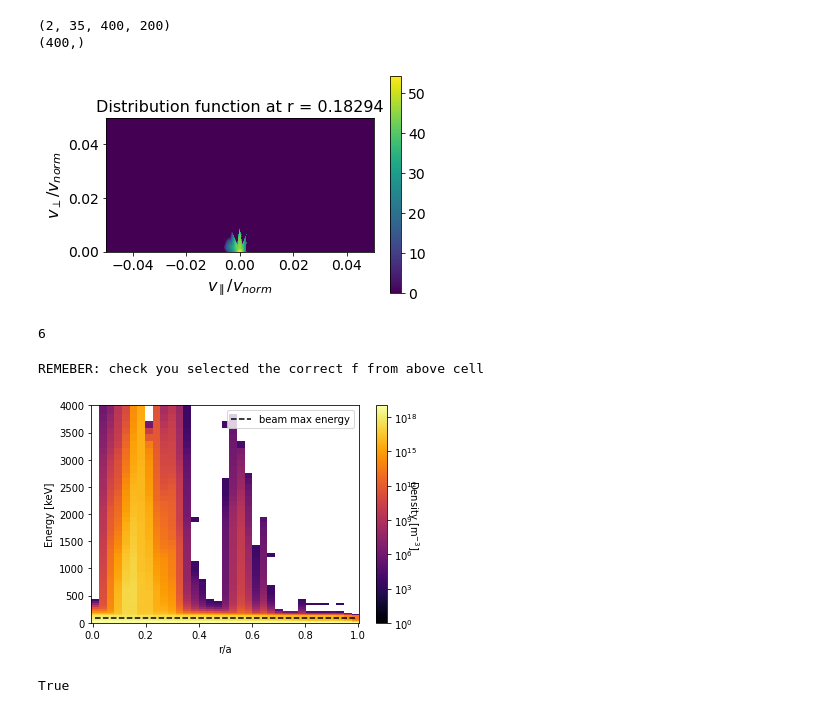
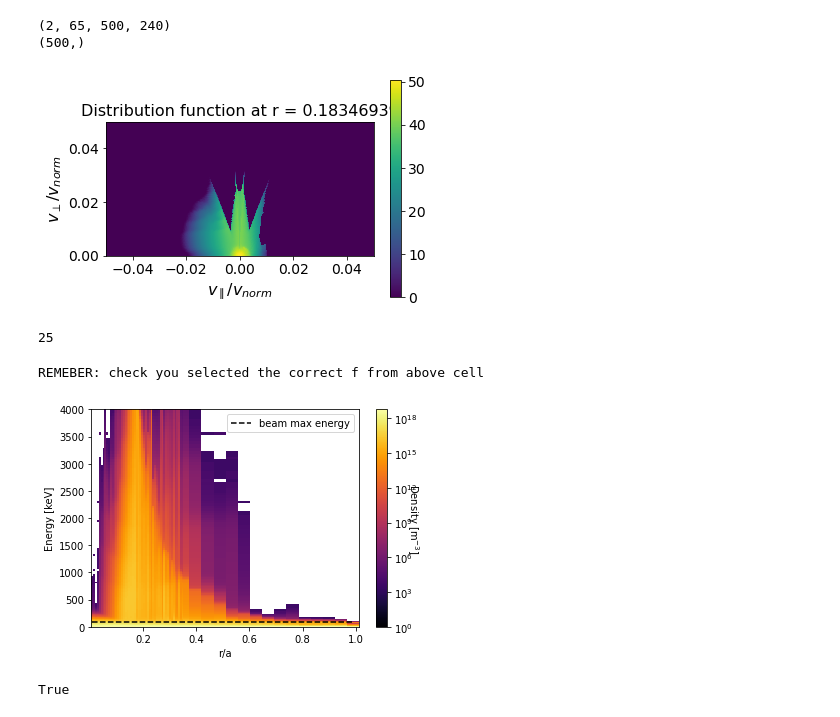
Before and after one commit to vandelij/genray_cql3d_plots, a Jupyter notebook: shots/174658/scan_beam_and_RF/beam_2_5_scan/rfpwrscan_notebook.ipynb, the cells around one changed output. Cells and saved outputs as stored; diff of their text form; code cells hidden in the pictures.

```diff
--- a/shots/174658/scan_beam_and_RF/beam_2_5_scan/rfpwrscan_notebook.ipynb
+++ b/shots/174658/scan_beam_and_RF/beam_2_5_scan/rfpwrscan_notebook.ipynb
@@ -162,7 +162,7 @@ f0_5 = cql_nc_0_5.variables["f"][:]
 f1 = cql_nc_1.variables["f"][:]
 f1_5 = cql_nc_1_5.variables["f"][:]
 f2 = cql_nc_2.variables["f"][:]
-f = f2
+f = f1_5
 cql_nc = cql_nc_2
 ebkev = 80 # kev TODO: make sure this matches the file!!
 
@@ -172,37 +172,37 @@ print(enerkev.shape)
 ## Plot the distrobution function at a particular rho
 rho = 0.1829 #0.25
 i_rho = np.argmin(np.abs(rho - rya))
 
 f_at_rho = f[0, i_rho, :, :]#f[0, i_rho, :, :]
 
 pitchAngles = pitchAngleMesh[i_rho,:]
 x = cql_nc.variables["x"][:]
 
 V, Theta = np.meshgrid(x, pitchAngles)
 VPARA = V*np.cos(Theta); VPERP = V*np.sin(Theta)
 
 plt.rc('xtick', labelsize = 14)
 plt.rc('ytick', labelsize = 14)
 plt.rc('axes', labelsize = 16)
 plt.rc('axes', titlesize = 16)
 plt.rc('figure', titlesize = 18)
 plt.rc('legend', fontsize = 14)
 fig,ax = plt.subplots()
 pc = ax.pcolormesh(VPARA, VPERP, np.log(f_at_rho.T + 1))#np.log(f_at_rho.T+1))
 #ax.contourf(VPARA, VPERP, np.log(relevantF.T), cmap=cm.PuBu_r, levels = 100)
 ax.set_aspect('equal')
 ax.set_xlabel("$v_\parallel / v_{norm}$")
 ax.set_ylabel("$v_\perp / v_{norm}$")
 ax.set_ylim([0,0.05]); ax.set_xlim([-0.05,0.05])
 ax.set_title(f'Distribution function at r = {rya[i_rho]}')
 fig.colorbar(pc)
 plt.show()
 print(i_rho)
 # %% [output]
-(2, 35, 400, 200)
-(400,)
+(2, 65, 500, 240)
+(500,)
-[figure, old version]
+[figure, new version]
-6
+25
 # %%
 # Build the plot of energetic particles for a particular distrobution
 
@@ -280,7 +280,7 @@ plt.ylabel('Energy [keV]')
 plt.legend()
 plt.show()
 # %% [output]
-[figure, old version]
+[figure, new version]
 # %%
 dvol = cql_nc_0_1.variables['dvol'][:]
 dvol2 = cql_nc_2.variables['dvol'][:]
```
Also changed, not shown: parts of 17 cells of this notebook, 2 other files.
